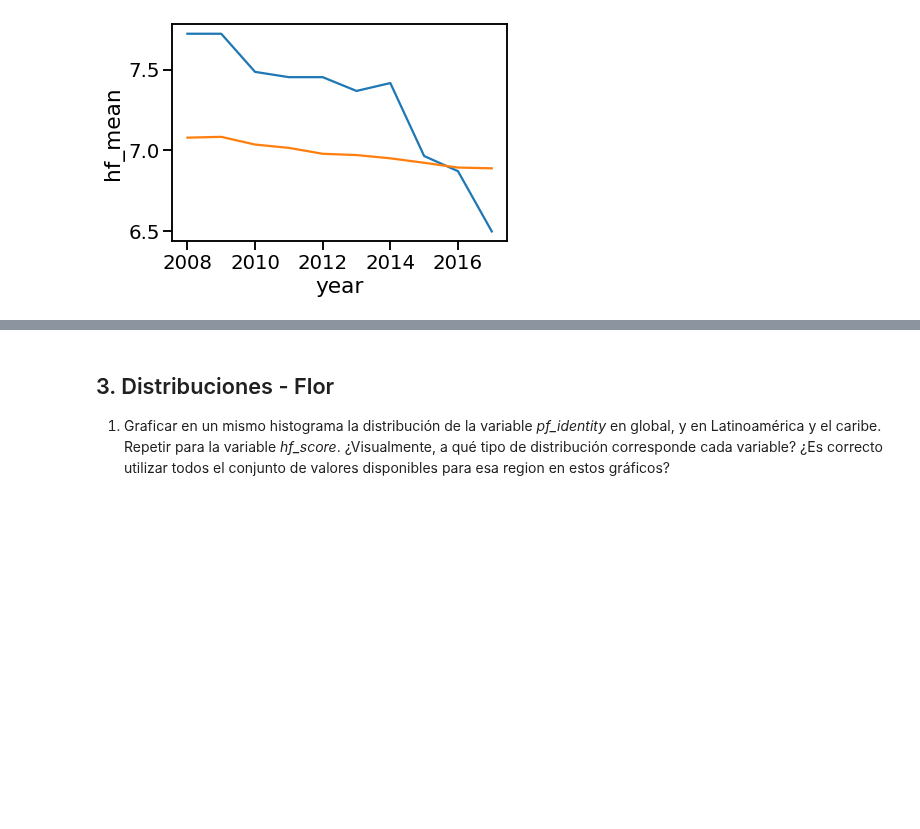
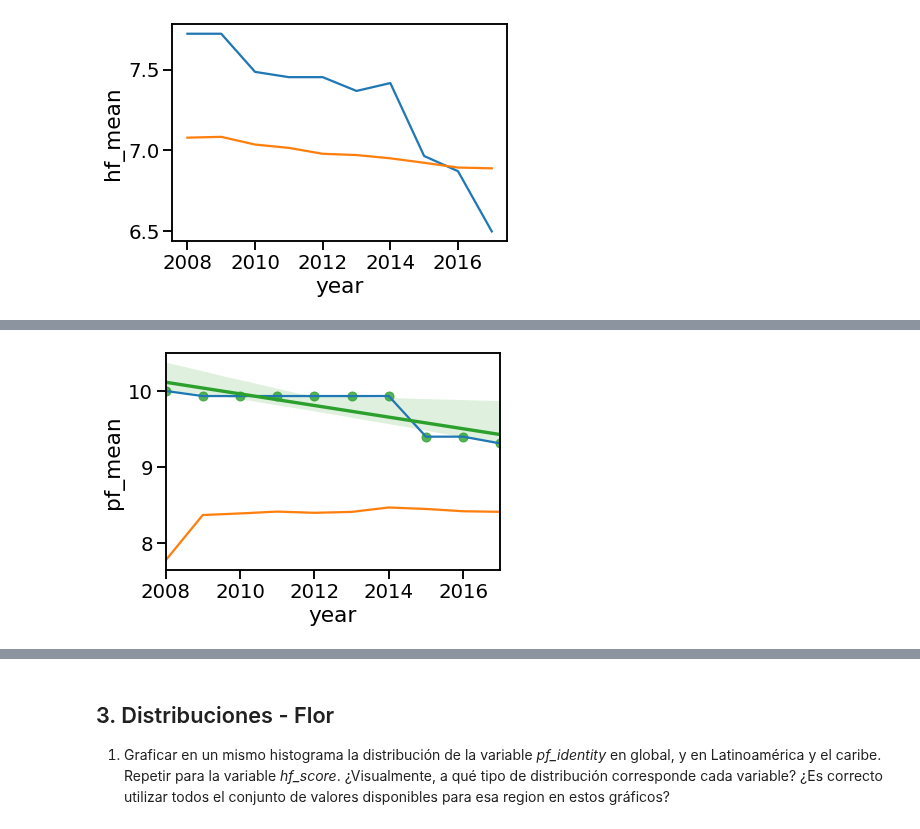
Before and after one commit to diplodatos2020-grupo5/AnalisisyVisualizacion, a Jupyter notebook: practico.ipynb, the cells around one changed output, grey strips where cells are left out. Saved outputs shown, nothing was run; the diff lists cells and outputs as text; code cells hidden in the pictures; blank space fills up the shorter version.

```diff
--- a/practico.ipynb
+++ b/practico.ipynb
@@ -325,0 +371,7 @@ Sólo por curiosidad, graficar la tendencia de *hf_score* y *ef_score* a través
+# %%
+pf_ea, hf_ea = get_means_by_region('East Asia')
+pf_ea_plot = seaborn.lineplot(x="year", y="pf_mean", data=pf_ea)
+hf_ea_plot = seaborn.lineplot(x="year", y="hf_mean", data=hf_ea)
+ea_tend_pf = seaborn.regplot(x="year",y="pf_mean",data = pf_ea)
+# %% [output]
+[figure, added]
```
Also changed, not shown: parts of 19 cells of this notebook.
